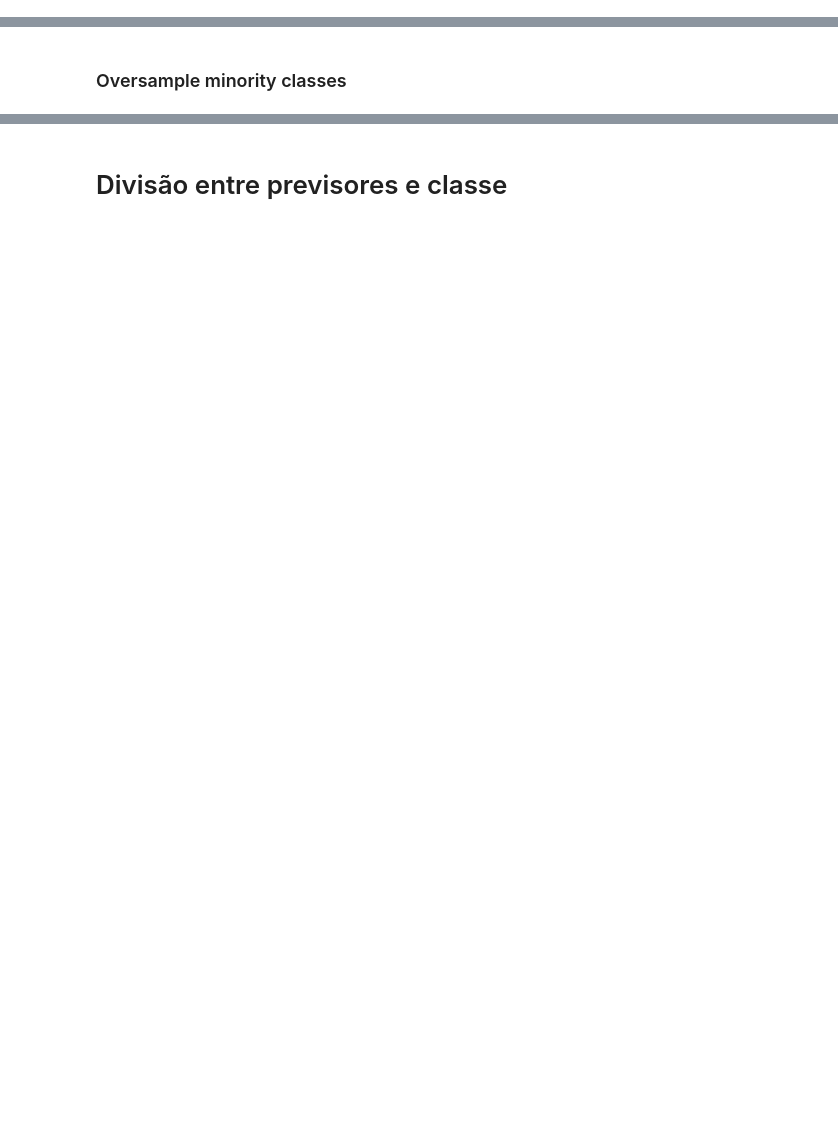
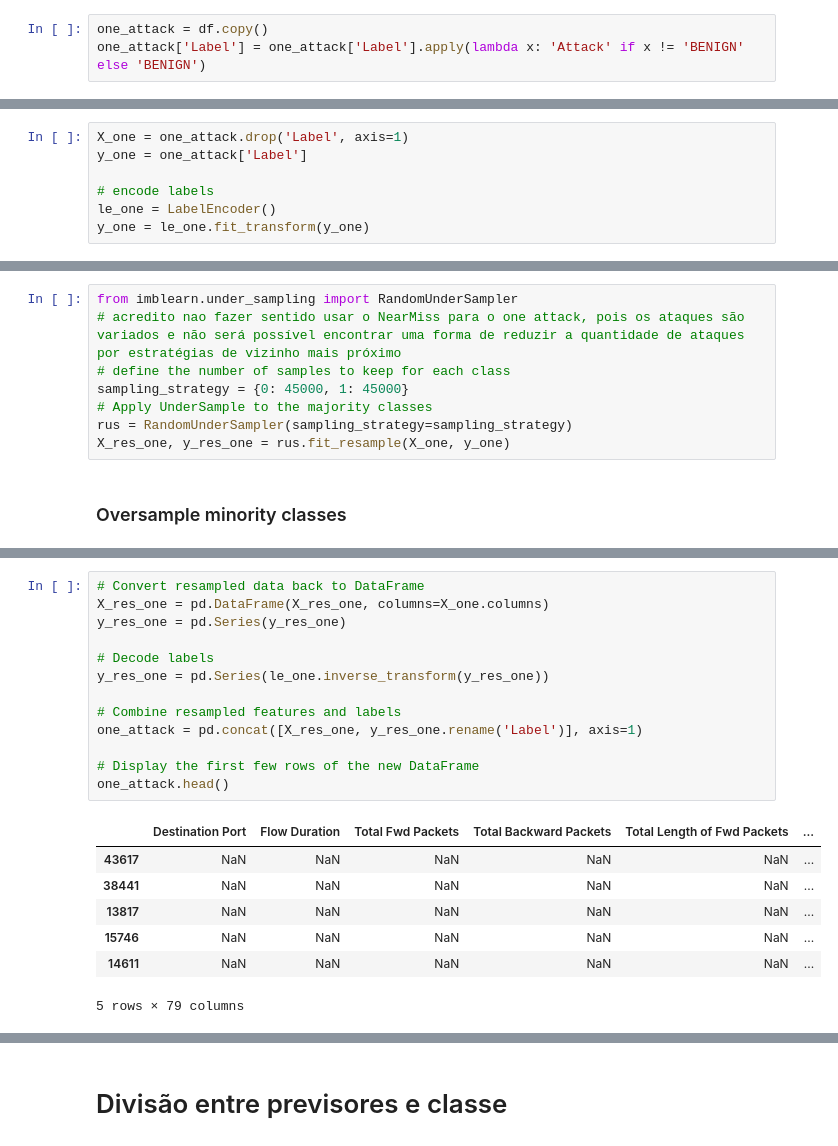
Before and after one commit to andresrocha03/machine_learning, a Jupyter notebook: reinforcement_learning/tabular_data/pre_processing/Pre_processing.ipynb, the cells around one changed output, grey strips where cells are left out. Drawn from its saved outputs; the diff is of its cells as text; blank space fills up the shorter version.

```diff
--- a/reinforcement_learning/tabular_data/pre_processing/Pre_processing.ipynb
+++ b/reinforcement_learning/tabular_data/pre_processing/Pre_processing.ipynb
@@ -112,2 +118,5 @@ memory usage: 1.7+ GB
+# %%
+one_attack = df.copy()
+one_attack['Label'] = one_attack['Label'].apply(lambda x: 'Attack' if x != 'BENIGN' else 'BENIGN')
 # %% [markdown]
 ### Undersample majority classes
@@ -201,0 +164,7 @@ Name: count, dtype: int64
+# %%
+X_one = one_attack.drop('Label', axis=1)
+y_one = one_attack['Label']
+
+# encode labels
+le_one = LabelEncoder()
+y_one = le_one.fit_transform(y_one)
@@ -202,2 +175,10 @@ Name: count, dtype: int64
+# %%
+from imblearn.under_sampling import RandomUnderSampler
+# acredito nao fazer sentido usar o NearMiss para o one attack, pois os ataques são variados e não será possível encontrar uma forma de reduzir a quantidade de ataques por estratégias de vizinho mais próximo
+# define the number of samples to keep for each class
+sampling_strategy = {0: 45000, 1: 45000}
+# Apply UnderSample to the majority classes
+rus = RandomUnderSampler(sampling_strategy=sampling_strategy)
+X_res_one, y_res_one = rus.fit_resample(X_one, y_one)
 # %% [markdown]
 ### Oversample minority classes
@@ -203,0 +213,21 @@ Name: count, dtype: int64
+# %%
+# Convert resampled data back to DataFrame
+X_res_one = pd.DataFrame(X_res_one, columns=X_one.columns)
+y_res_one = pd.Series(y_res_one)
+
+# Decode labels
+y_res_one = pd.Series(le_one.inverse_transform(y_res_one))
+
+# Combine resampled features and labels
+one_attack = pd.concat([X_res_one, y_res_one.rename('Label')], axis=1)
+
+# Display the first few rows of the new DataFrame
+one_attack.head()
+# %% [output]
+|  | Destination Port | Flow Duration | Total Fwd Packets | Total Backward Packets | Total Length of Fwd Packets | ... |
+| 43617 | NaN | NaN | NaN | NaN | NaN | ... |
+| 38441 | NaN | NaN | NaN | NaN | NaN | ... |
+| 13817 | NaN | NaN | NaN | NaN | NaN | ... |
+| 15746 | NaN | NaN | NaN | NaN | NaN | ... |
+| 14611 | NaN | NaN | NaN | NaN | NaN | ... |
+5 rows × 79 columns
```
Also changed, not shown: parts of 22 cells of this notebook.
